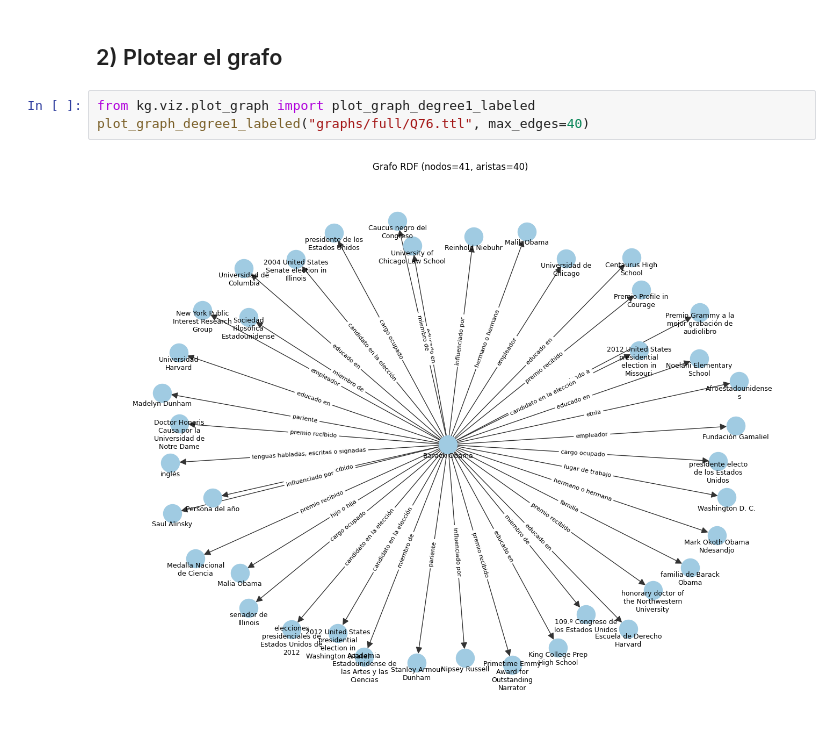
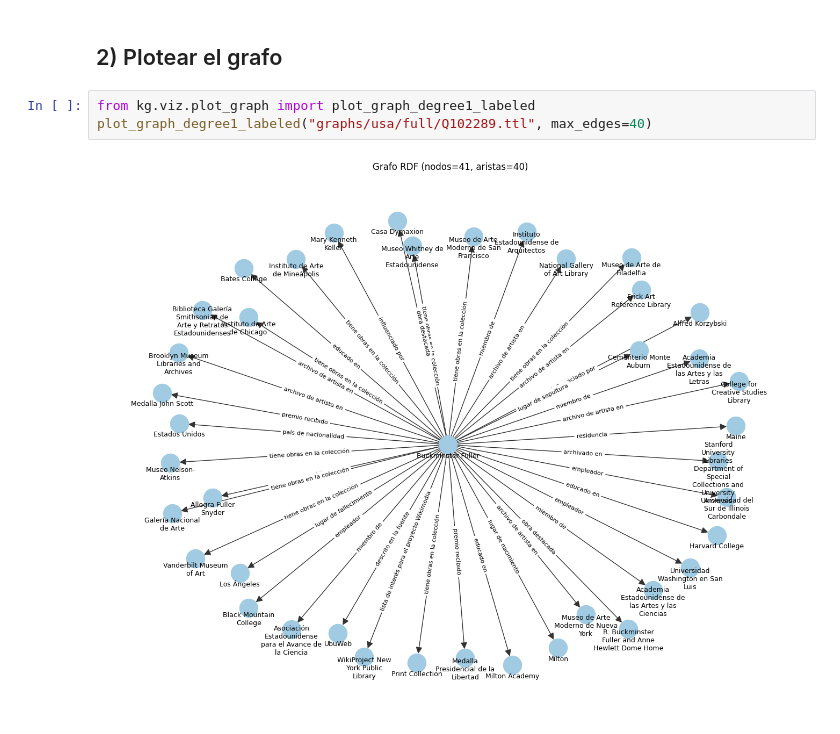
Before and after one commit to Larraguibel/historical_figures_KG, a Jupyter notebook: notebooks/Plot_KG.ipynb, the cells around one changed output. Drawn from its saved outputs; the diff is of its cells as text.

```diff
--- a/notebooks/Plot_KG.ipynb
+++ b/notebooks/Plot_KG.ipynb
@@ -34,6 +35,6 @@ Usando: /Users/diegolarraguibel/Desktop/Semestre 2025-2/ia generativa/historical
 ## 2) Plotear el grafo
 # %%
 from kg.viz.plot_graph import plot_graph_degree1_labeled
-plot_graph_degree1_labeled("graphs/full/Q76.ttl", max_edges=40)
+plot_graph_degree1_labeled("graphs/usa/full/Q102289.ttl", max_edges=40)
 # %% [output]
-[figure, old version]
+[figure, new version]
```
Also changed, not shown: parts of 1 cell of this notebook, 5 other files.
